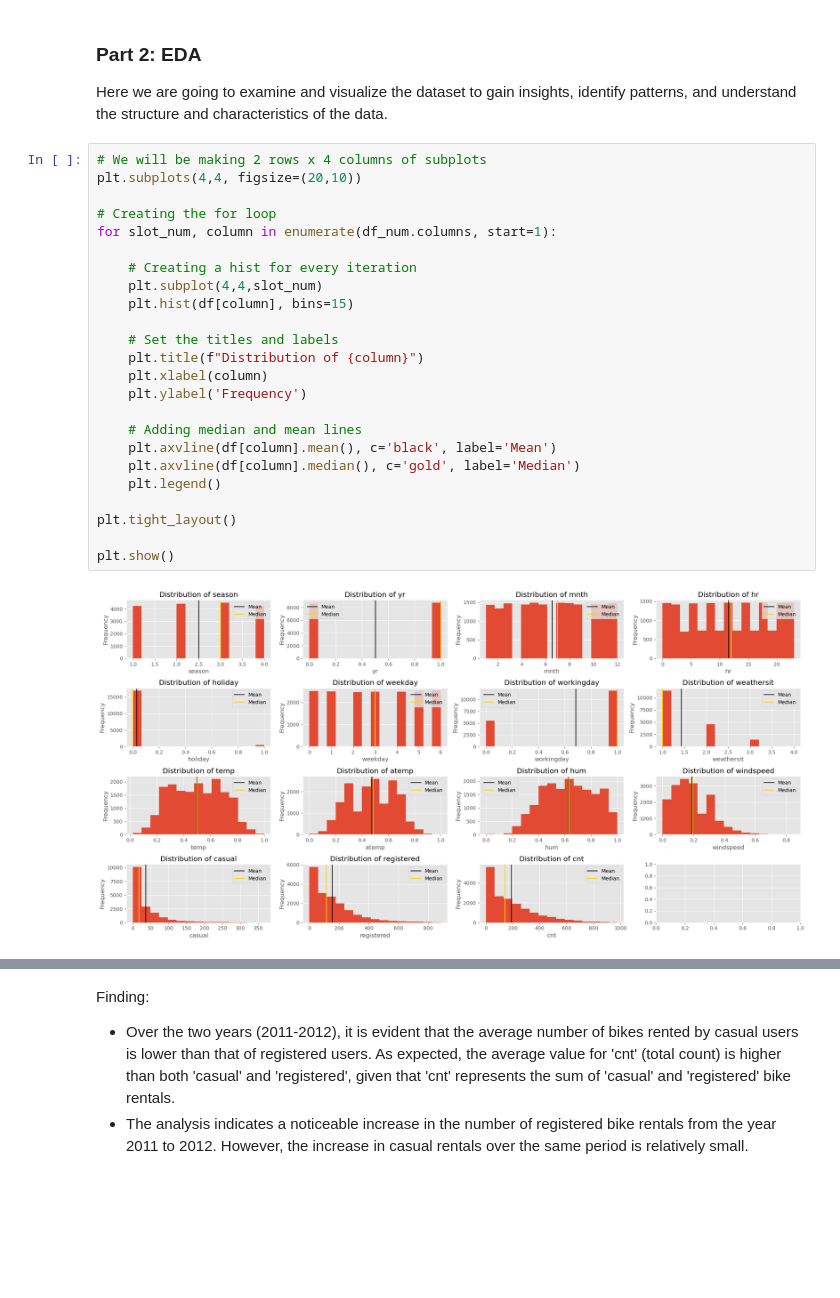
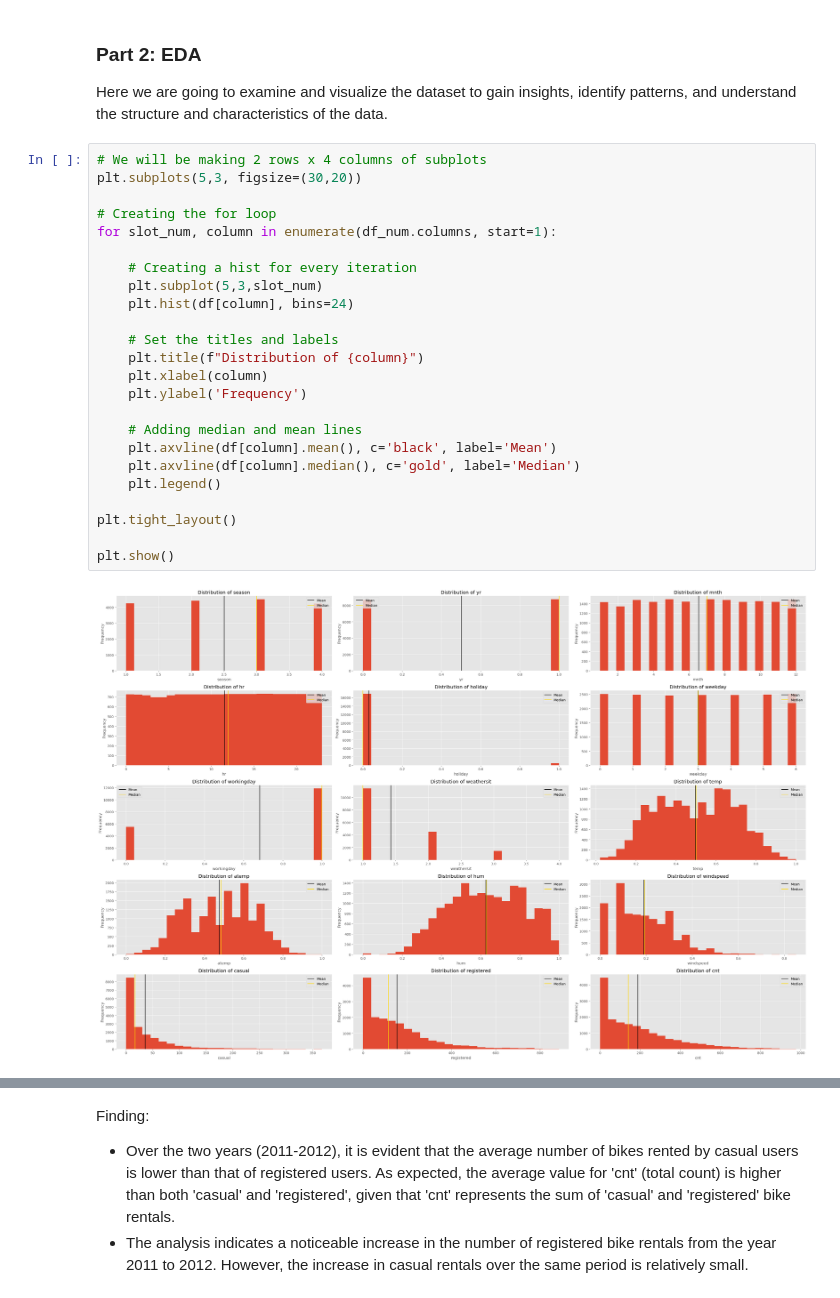
Before and after one commit to mina-roohnavazfar/Capstone-Project, a Jupyter notebook: sprint1_EDA.ipynb, the cells around one changed output, grey strips where cells are left out. Drawn from its saved outputs; the diff is of its cells as text; blank space fills up the shorter version.

```diff
--- a/sprint1_EDA.ipynb
+++ b/sprint1_EDA.ipynb
@@ -253,30 +255,30 @@ Finding:
 Here we are going to examine and visualize the dataset to gain insights, identify patterns, and understand the structure and characteristics of the data.
 # %%
 # We will be making 2 rows x 4 columns of subplots
-plt.subplots(4,4, figsize=(20,10))
+plt.subplots(5,3, figsize=(30,20))
 
 # Creating the for loop
 for slot_num, column in enumerate(df_num.columns, start=1):
 
     # Creating a hist for every iteration
-    plt.subplot(4,4,slot_num)
-    plt.hist(df[column], bins=15)
+    plt.subplot(5,3,slot_num)
+    plt.hist(df[column], bins=24)
 
     # Set the titles and labels
     plt.title(f"Distribution of {column}")
     plt.xlabel(column)
     plt.ylabel('Frequency')
 
     # Adding median and mean lines
     plt.axvline(df[column].mean(), c='black', label='Mean')
     plt.axvline(df[column].median(), c='gold', label='Median')
     plt.legend()
 
 plt.tight_layout()
 
 plt.show()
 # %% [output]
-[figure, old version]
+[figure, new version]
 # %% [markdown]
 Finding:
 - The distribution of the 'season' variable indicates that each of the four seasons has more than 4000 records.
```
Also changed, not shown: parts of 30 cells of this notebook.
